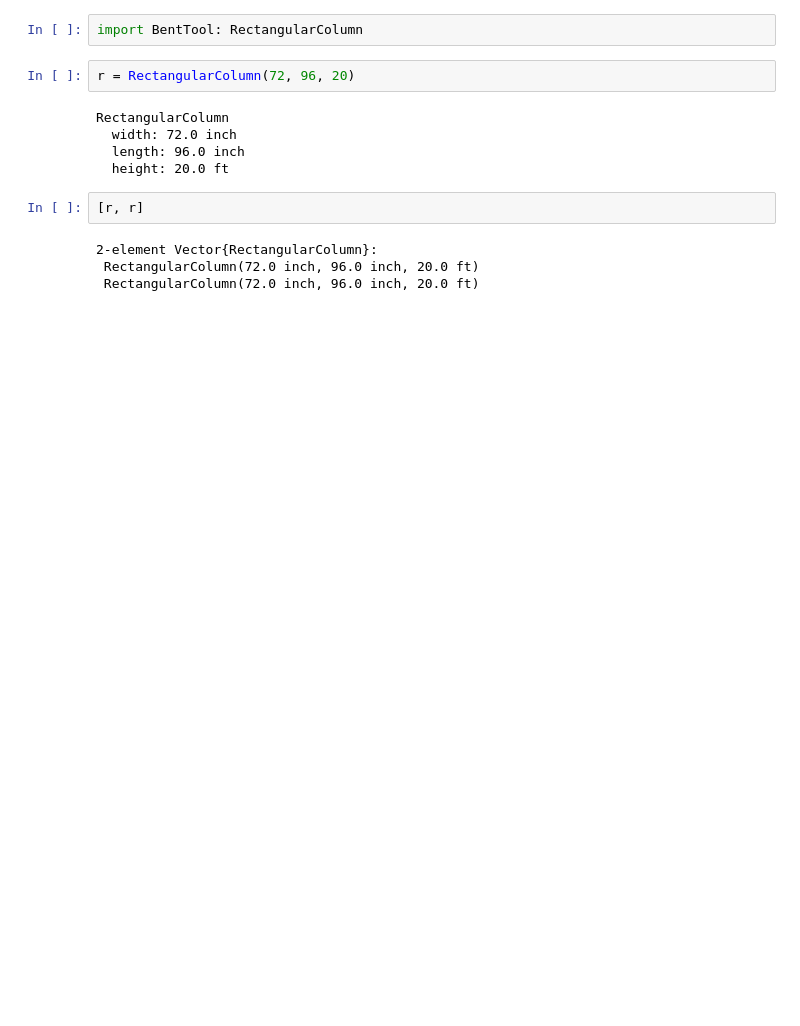
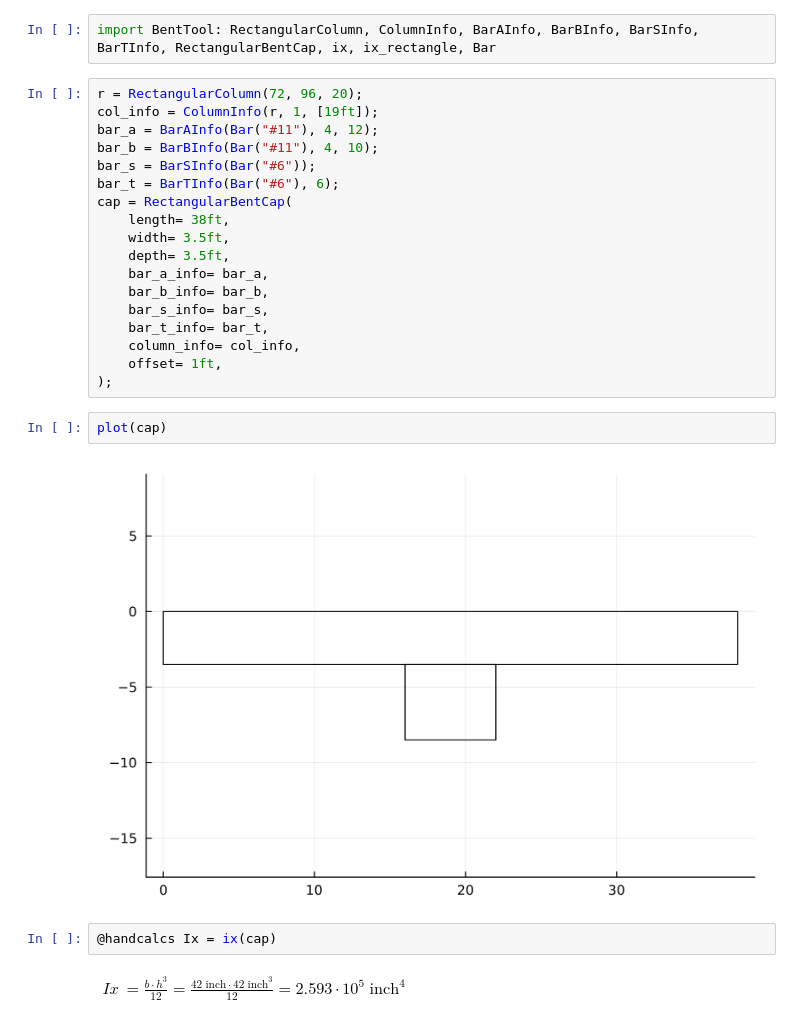
Before and after one commit to co1emi11er2/BentTool.jl, a Jupyter notebook: src/jupyter_tester.ipynb, the cells around one changed output. Drawn from its saved outputs; the diff is of its cells as text; blank space fills up the shorter version.

```diff
--- a/src/jupyter_tester.ipynb
+++ b/src/jupyter_tester.ipynb
@@ -7,15 +3,30 @@ Precompiling BentTool
 # %%
-import BentTool: RectangularColumn
+import BentTool: RectangularColumn, ColumnInfo, BarAInfo, BarBInfo, BarSInfo, BarTInfo, RectangularBentCap, ix, ix_rectangle, Bar
 # %%
-r = RectangularColumn(72, 96, 20)
+r = RectangularColumn(72, 96, 20);
+col_info = ColumnInfo(r, 1, [19ft]);
+bar_a = BarAInfo(Bar("#11"), 4, 12);
+bar_b = BarBInfo(Bar("#11"), 4, 10);
+bar_s = BarSInfo(Bar("#6"));
+bar_t = BarTInfo(Bar("#6"), 6);
+cap = RectangularBentCap(
+	length= 38ft,
+	width= 3.5ft,
+	depth= 3.5ft,
+	bar_a_info= bar_a,
+	bar_b_info= bar_b,
+	bar_s_info= bar_s,
+	bar_t_info= bar_t,
+	column_info= col_info,
+	offset= 1ft,
+);
-# %% [output]
-RectangularColumn
-  width: 72.0 inch
-  length: 96.0 inch
-  height: 20.0 ft
 # %%
-[r, r]
+plot(cap)
 # %% [output]
-2-element Vector{RectangularColumn}:
- RectangularColumn(72.0 inch, 96.0 inch, 20.0 ft)
- RectangularColumn(72.0 inch, 96.0 inch, 20.0 ft)
+[figure, added]
+# %%
+@handcalcs Ix = ix(cap)
+# %% [output]
+$\begin{aligned}
+Ix &= \frac{b \cdot h^{3}}{12} = \frac{42\;\mathrm{inch} \cdot 42\;\mathrm{inch}^{3}}{12} = 2.593 \cdot 10^{5}\;\mathrm{inch}^{4}
+\end{aligned}$
```
Also changed, not shown: parts of 1 cell of this notebook.
